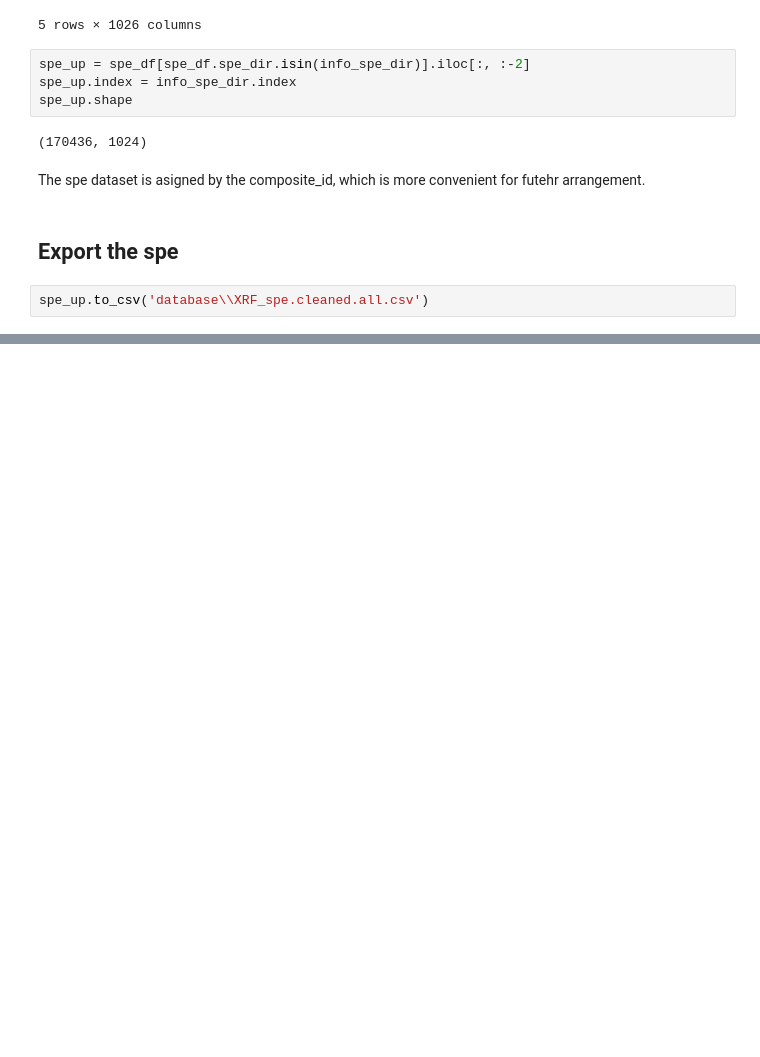
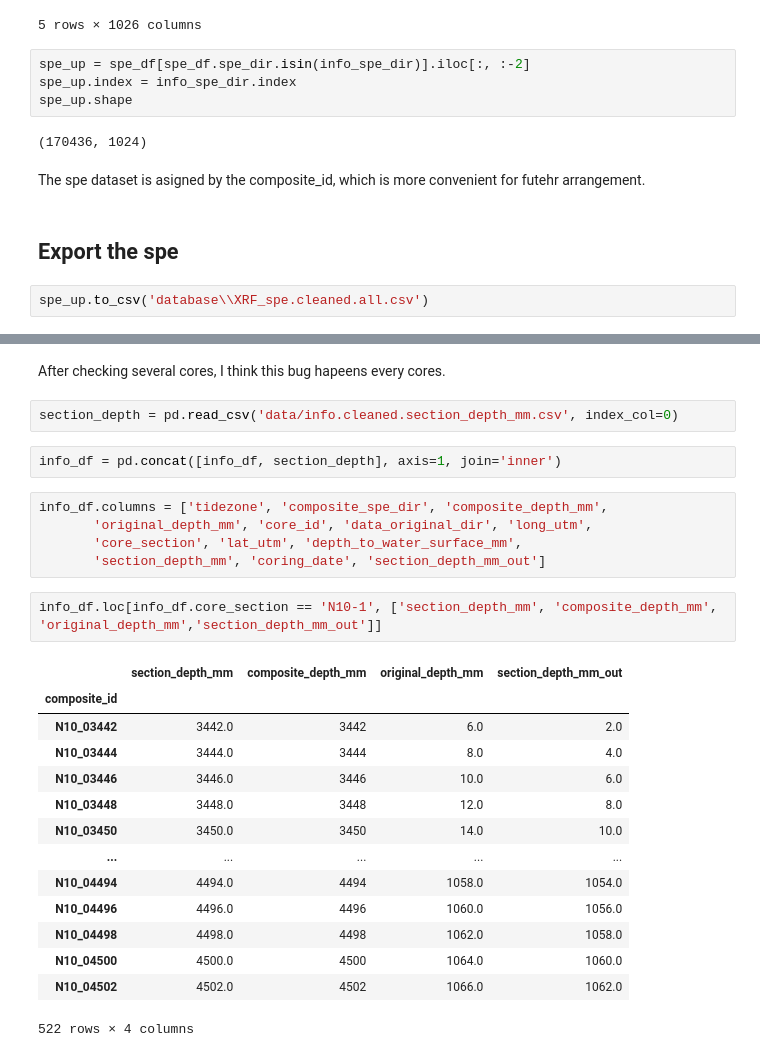
Before and after one commit to dispink/WASA-faciesXRF, a Jupyter notebook: update_database.ipynb, the cells around one changed output, grey strips where cells are left out. Cells and saved outputs as stored; diff of their text form; blank space fills up the shorter version.

```diff
--- a/update_database.ipynb
+++ b/update_database.ipynb
@@ -363,0 +394,28 @@ spe_up.to_csv('database\\XRF_spe.cleaned.all.csv')
+# %% [markdown]
+After checking several cores, I think this bug hapeens every cores.
+# %%
+section_depth = pd.read_csv('data/info.cleaned.section_depth_mm.csv', index_col=0)
+# %%
+info_df = pd.concat([info_df, section_depth], axis=1, join='inner')
+# %%
+info_df.columns = ['tidezone', 'composite_spe_dir', 'composite_depth_mm',
+       'original_depth_mm', 'core_id', 'data_original_dir', 'long_utm',
+       'core_section', 'lat_utm', 'depth_to_water_surface_mm',
+       'section_depth_mm', 'coring_date', 'section_depth_mm_out']
+# %%
+info_df.loc[info_df.core_section == 'N10-1', ['section_depth_mm', 'composite_depth_mm', 'original_depth_mm','section_depth_mm_out']]
+# %% [output]
+|  | section_depth_mm | composite_depth_mm | original_depth_mm | section_depth_mm_out |
+| composite_id |  |  |  |  |
+| N10_03442 | 3442.0 | 3442 | 6.0 | 2.0 |
+| N10_03444 | 3444.0 | 3444 | 8.0 | 4.0 |
+| N10_03446 | 3446.0 | 3446 | 10.0 | 6.0 |
+| N10_03448 | 3448.0 | 3448 | 12.0 | 8.0 |
+| N10_03450 | 3450.0 | 3450 | 14.0 | 10.0 |
+| ... | ... | ... | ... | ... |
+| N10_04494 | 4494.0 | 4494 | 1058.0 | 1054.0 |
+| N10_04496 | 4496.0 | 4496 | 1060.0 | 1056.0 |
+| N10_04498 | 4498.0 | 4498 | 1062.0 | 1058.0 |
+| N10_04500 | 4500.0 | 4500 | 1064.0 | 1060.0 |
+| N10_04502 | 4502.0 | 4502 | 1066.0 | 1062.0 |
+522 rows × 4 columns
```
Also changed, not shown: parts of 9 cells of this notebook, 1 other file.
